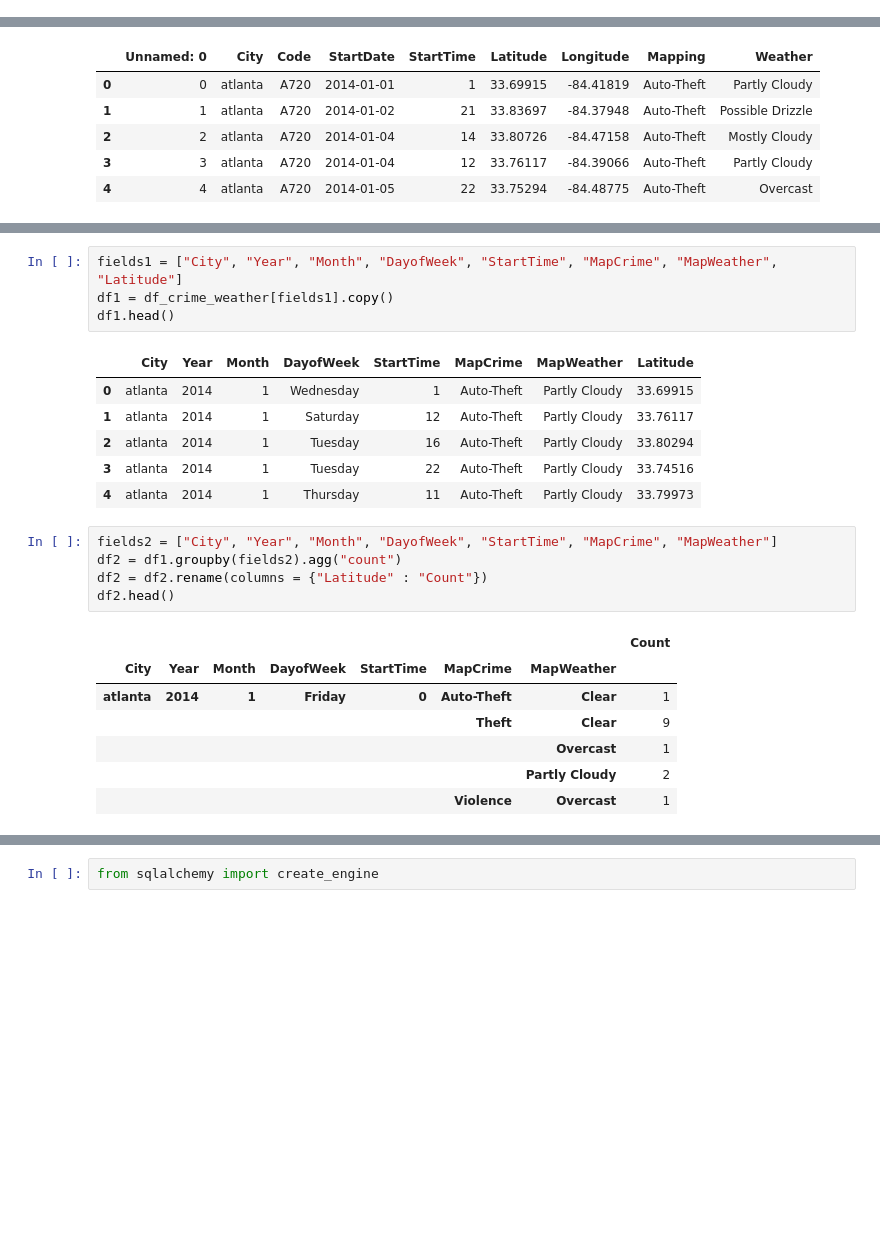
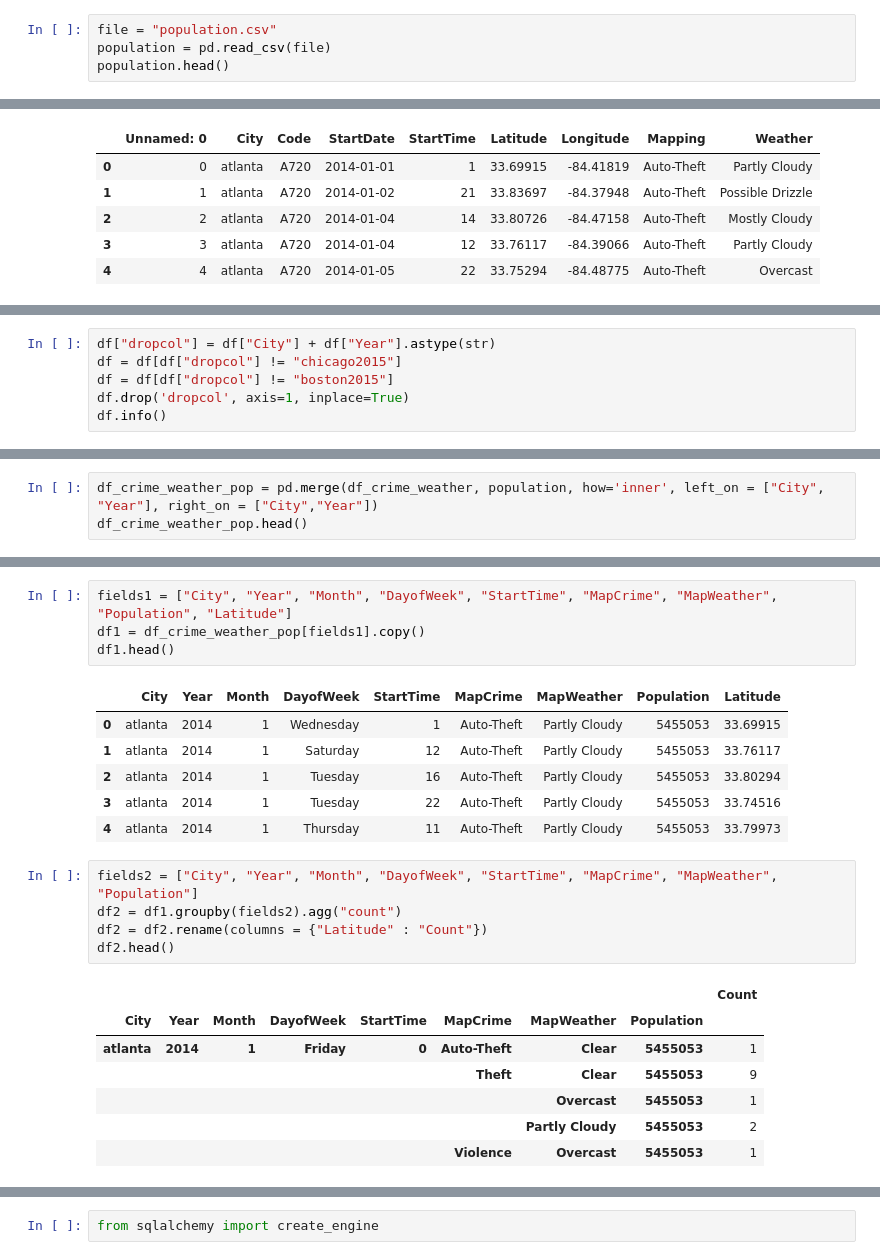
Before and after one commit to Trippl7777/Project_2, a Jupyter notebook: plots/Data Analsyis/Crime_Analysis.ipynb, the cells around one changed output, grey strips where cells are left out. Drawn from its saved outputs; the diff is of its cells as text; blank space fills up the shorter version.

```diff
--- a/plots/Data Analsyis/Crime_Analysis.ipynb
+++ b/plots/Data Analsyis/Crime_Analysis.ipynb
@@ -30,3 +30,7 @@ weather.head()
 | 2 | Drizzle and Humid | Rain |
 | 3 | Flurries | Snow |
 | 4 | Foggy | Rain |
+# %%
+file = "population.csv"
+population = pd.read_csv(file)
+population.head()
@@ -63,3 +74,9 @@ df.head()
 | 2 | 2 | atlanta | A720 | 2014-01-04 | 14 | 33.80726 | -84.47158 | Auto-Theft | Mostly Cloudy | 2014-01-04 | ... |
 | 3 | 3 | atlanta | A720 | 2014-01-04 | 12 | 33.76117 | -84.39066 | Auto-Theft | Partly Cloudy | 2014-01-04 | ... |
 | 4 | 4 | atlanta | A720 | 2014-01-05 | 22 | 33.75294 | -84.48775 | Auto-Theft | Overcast | 2014-01-05 | ... |
+# %%
+df["dropcol"] = df["City"] + df["Year"].astype(str)
+df = df[df["dropcol"] != "chicago2015"]
+df = df[df["dropcol"] != "boston2015"]
+df.drop('dropcol', axis=1, inplace=True)
+df.info()
@@ -108,0 +145,3 @@ memory usage: 350.6+ MB
+# %%
+df_crime_weather_pop = pd.merge(df_crime_weather, population, how='inner', left_on = ["City", "Year"], right_on = ["City","Year"])
+df_crime_weather_pop.head()
@@ -109,25 +155,25 @@ memory usage: 350.6+ MB
 # %%
-fields1 = ["City", "Year", "Month", "DayofWeek", "StartTime", "MapCrime", "MapWeather", "Latitude"]
-df1 = df_crime_weather[fields1].copy()
+fields1 = ["City", "Year", "Month", "DayofWeek", "StartTime", "MapCrime", "MapWeather", "Population", "Latitude"]
+df1 = df_crime_weather_pop[fields1].copy()
 df1.head()
 # %% [output]
-|  | City | Year | Month | DayofWeek | StartTime | MapCrime | MapWeather | Latitude |
-| 0 | atlanta | 2014 | 1 | Wednesday | 1 | Auto-Theft | Partly Cloudy | 33.69915 |
-| 1 | atlanta | 2014 | 1 | Saturday | 12 | Auto-Theft | Partly Cloudy | 33.76117 |
-| 2 | atlanta | 2014 | 1 | Tuesday | 16 | Auto-Theft | Partly Cloudy | 33.80294 |
-| 3 | atlanta | 2014 | 1 | Tuesday | 22 | Auto-Theft | Partly Cloudy | 33.74516 |
-| 4 | atlanta | 2014 | 1 | Thursday | 11 | Auto-Theft | Partly Cloudy | 33.79973 |
+|  | City | Year | Month | DayofWeek | StartTime | MapCrime | MapWeather | Population | Latitude |
+| 0 | atlanta | 2014 | 1 | Wednesday | 1 | Auto-Theft | Partly Cloudy | 5455053 | 33.69915 |
+| 1 | atlanta | 2014 | 1 | Saturday | 12 | Auto-Theft | Partly Cloudy | 5455053 | 33.76117 |
+| 2 | atlanta | 2014 | 1 | Tuesday | 16 | Auto-Theft | Partly Cloudy | 5455053 | 33.80294 |
+| 3 | atlanta | 2014 | 1 | Tuesday | 22 | Auto-Theft | Partly Cloudy | 5455053 | 33.74516 |
+| 4 | atlanta | 2014 | 1 | Thursday | 11 | Auto-Theft | Partly Cloudy | 5455053 | 33.79973 |
 # %%
-fields2 = ["City", "Year", "Month", "DayofWeek", "StartTime", "MapCrime", "MapWeather"]
+fields2 = ["City", "Year", "Month", "DayofWeek", "StartTime", "MapCrime", "MapWeather", "Population"]
 df2 = df1.groupby(fields2).agg("count")
 df2 = df2.rename(columns = {"Latitude" : "Count"})
 df2.head()
 # %% [output]
-|  |  |  |  |  |  |  | Count |
-| City | Year | Month | DayofWeek | StartTime | MapCrime | MapWeather |  |
-| atlanta | 2014 | 1 | Friday | 0 | Auto-Theft | Clear | 1 |
-|  |  |  |  |  | Theft | Clear | 9 |
-|  |  |  |  |  |  | Overcast | 1 |
-|  |  |  |  |  |  | Partly Cloudy | 2 |
-|  |  |  |  |  | Violence | Overcast | 1 |
+|  |  |  |  |  |  |  |  | Count |
+| City | Year | Month | DayofWeek | StartTime | MapCrime | MapWeather | Population |  |
+| atlanta | 2014 | 1 | Friday | 0 | Auto-Theft | Clear | 5455053 | 1 |
+|  |  |  |  |  | Theft | Clear | 5455053 | 9 |
+|  |  |  |  |  |  | Overcast | 5455053 | 1 |
+|  |  |  |  |  |  | Partly Cloudy | 5455053 | 2 |
+|  |  |  |  |  | Violence | Overcast | 5455053 | 1 |
 # %%
```
Also changed, not shown: parts of 11 cells of this notebook, 13 other files.
